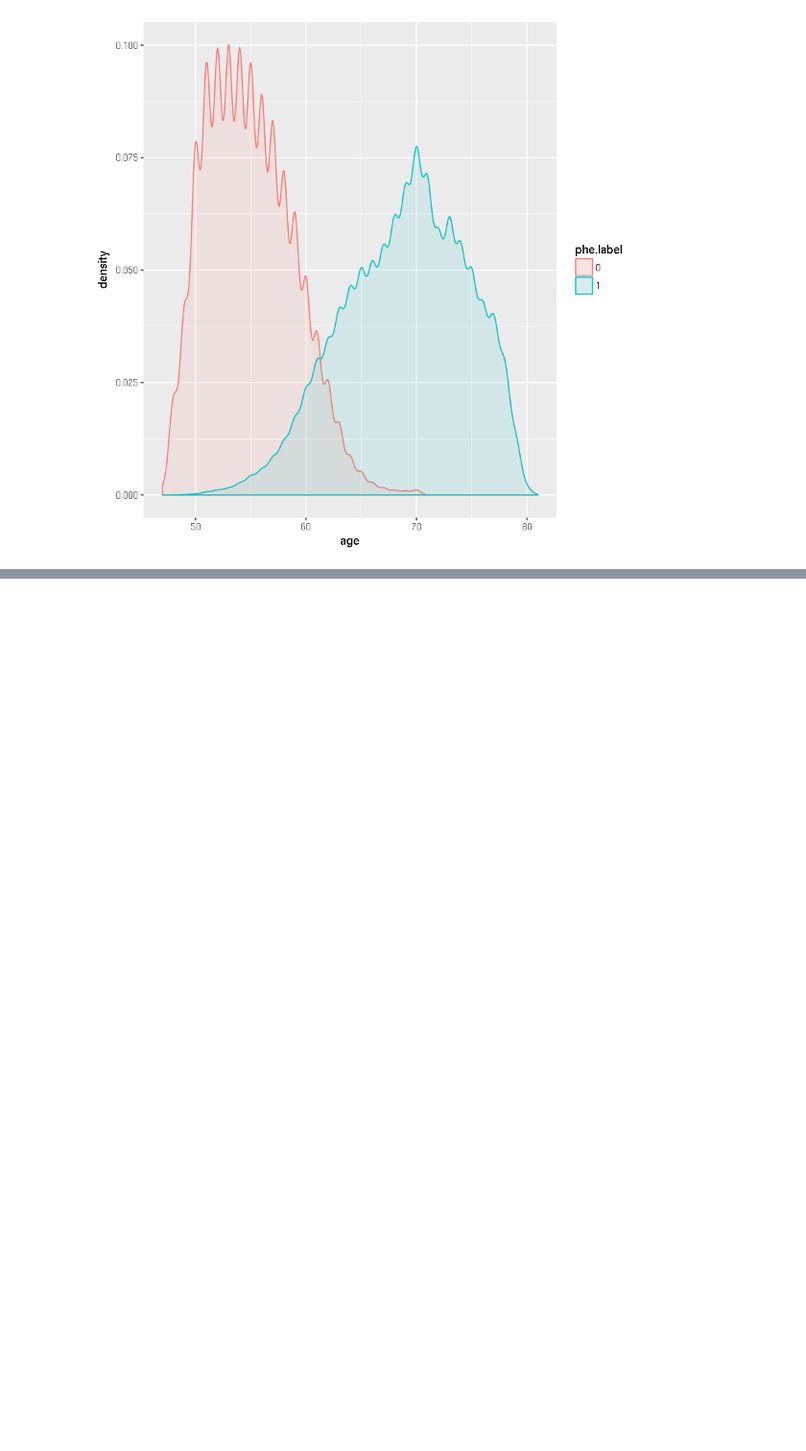
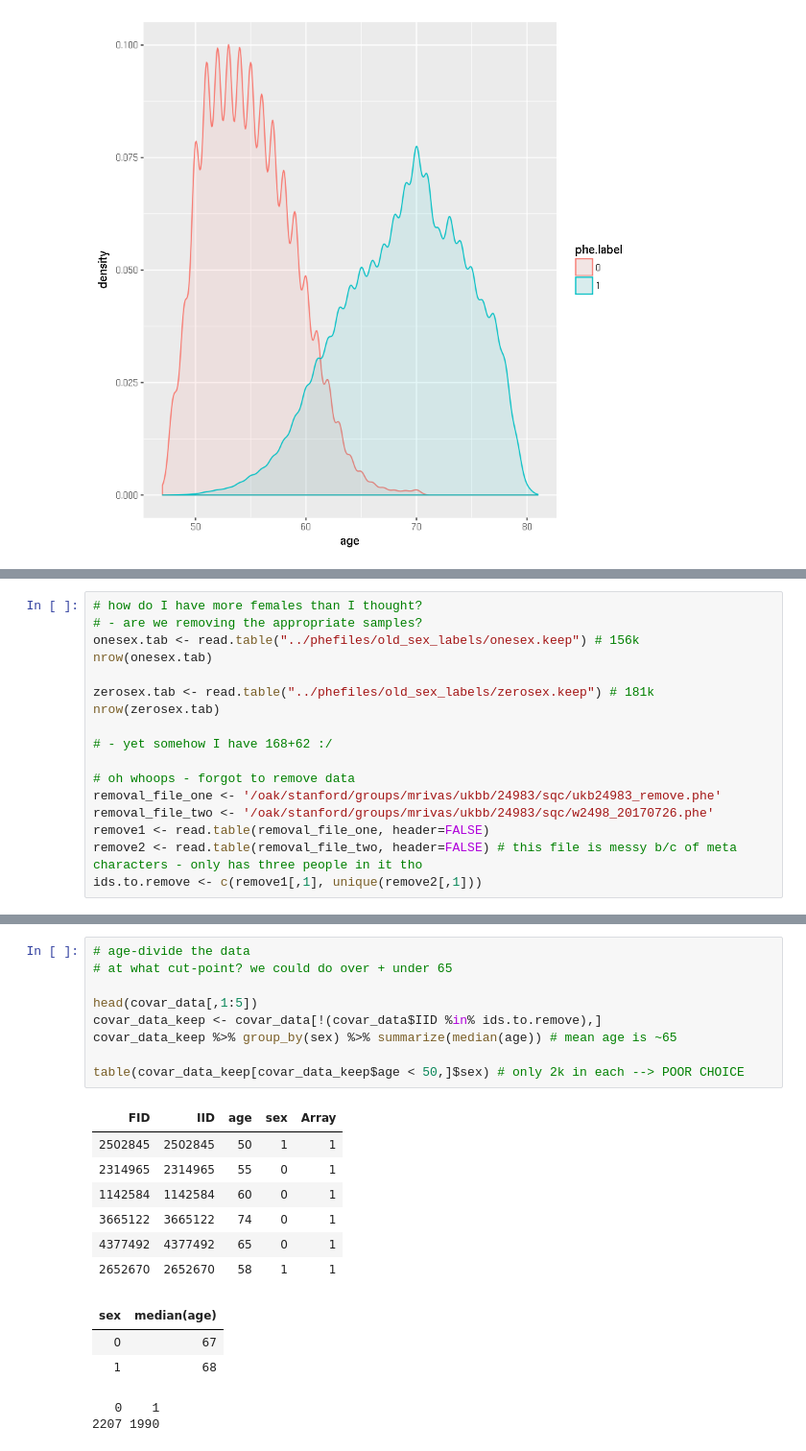
Before and after one commit to rivas-lab/sex-diff-biomarker-genetics, a Jupyter notebook: notebooks/ExamineAgeMenopause.ipynb, the cells around one changed output, grey strips where cells are left out. Shown: that part at 96% size. Saved outputs shown, nothing was run; the diff lists cells and outputs as text; blank space fills up the shorter version.

```diff
--- a/notebooks/ExamineAgeMenopause.ipynb
+++ b/notebooks/ExamineAgeMenopause.ipynb
@@ -192,0 +186,17 @@ write.table(select(post_meno, IID), file="../phefiles/post_meno.keep", quote=FAL
+# %%
+# how do I have more females than I thought?
+# - are we removing the appropriate samples?
+onesex.tab <- read.table("../phefiles/old_sex_labels/onesex.keep") # 156k
+nrow(onesex.tab)
+
+zerosex.tab <- read.table("../phefiles/old_sex_labels/zerosex.keep") # 181k
+nrow(zerosex.tab)
+
+# - yet somehow I have 168+62 :/
+
+# oh whoops - forgot to remove data
+removal_file_one <- '/oak/stanford/groups/mrivas/ukbb/24983/sqc/ukb24983_remove.phe'
+removal_file_two <- '/oak/stanford/groups/mrivas/ukbb/24983/sqc/w2498_20170726.phe'
+remove1 <- read.table(removal_file_one, header=FALSE)
+remove2 <- read.table(removal_file_two, header=FALSE) # this file is messy b/c of meta characters - only has three people in it tho
+ids.to.remove <- c(remove1[,1], unique(remove2[,1]))
@@ -192,0 +244,22 @@ write.table(select(post_meno, IID), file="../phefiles/post_meno.keep", quote=FAL
+# %%
+# age-divide the data
+# at what cut-point? we could do over + under 65
+
+head(covar_data[,1:5])
+covar_data_keep <- covar_data[!(covar_data$IID %in% ids.to.remove),]
+covar_data_keep %>% group_by(sex) %>% summarize(median(age)) # mean age is ~65
+
+table(covar_data_keep[covar_data_keep$age < 50,]$sex) # only 2k in each --> POOR CHOICE
+# %% [output]
+| FID | IID | age | sex | Array |
+| 2502845 | 2502845 | 50 | 1 | 1 |
+| 2314965 | 2314965 | 55 | 0 | 1 |
+| 1142584 | 1142584 | 60 | 0 | 1 |
+| 3665122 | 3665122 | 74 | 0 | 1 |
+| 4377492 | 4377492 | 65 | 0 | 1 |
+| 2652670 | 2652670 | 58 | 1 | 1 |
+| sex | median(age) |
+| 0 | 67 |
+| 1 | 68 |
+   0    1
+2207 1990
```
Also changed, not shown: parts of 15 cells of this notebook, 6 other files.
